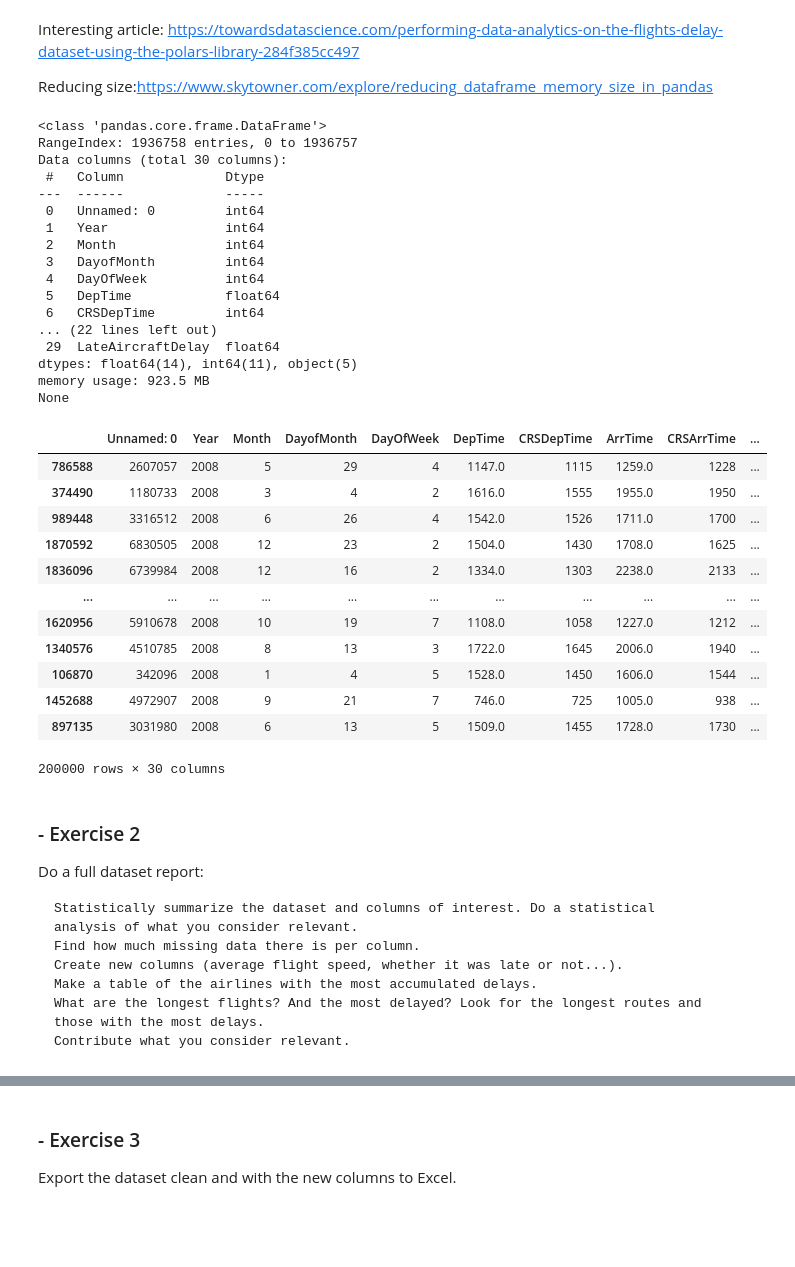
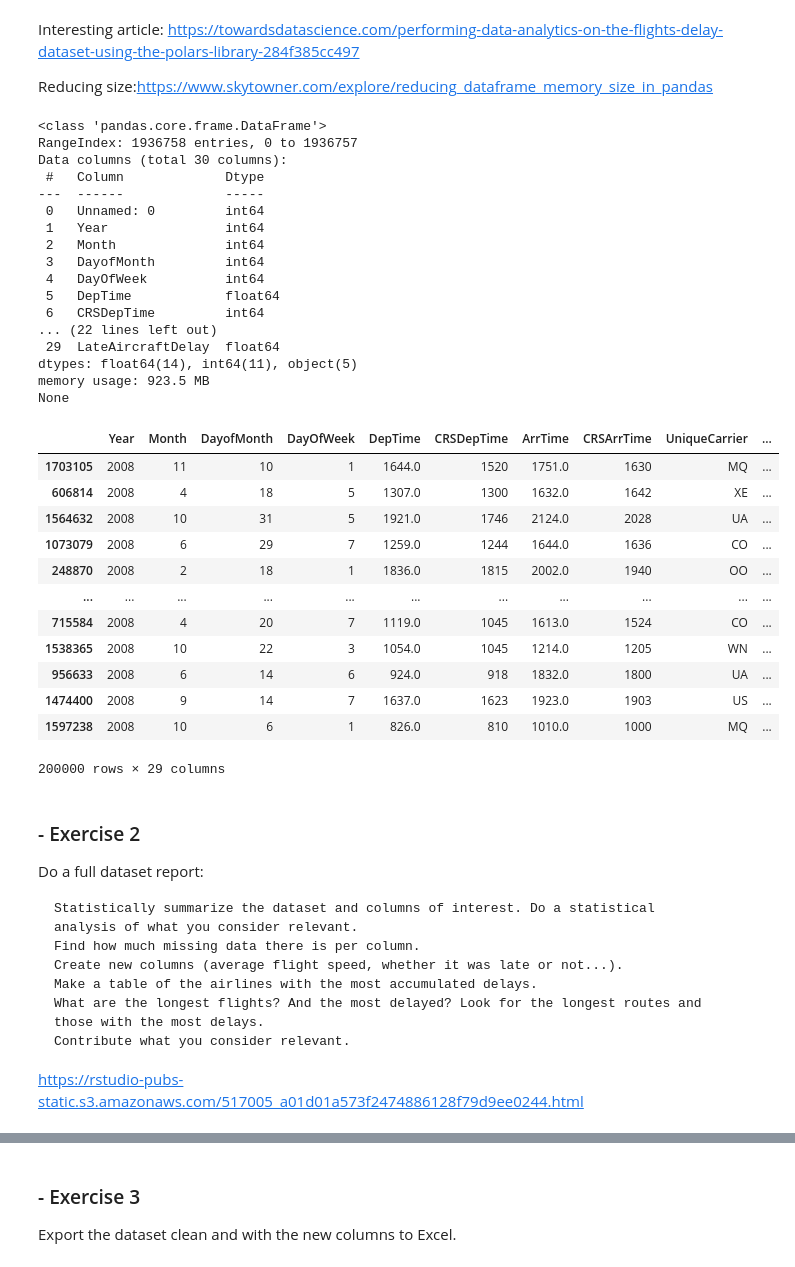
Before and after one commit to ddenebb/programacio_numerica, a Jupyter notebook: Tasca_M3_T02.ipynb, the cells around one changed output, grey strips where cells are left out. Saved outputs shown, nothing was run; the diff lists cells and outputs as text; code cells hidden in the pictures; blank space fills up the shorter version.

```diff
--- a/Tasca_M3_T02.ipynb
+++ b/Tasca_M3_T02.ipynb
@@ -30,45 +77,51 @@ Reducing size:https://www.skytowner.com/explore/reducing_dataframe_memory_size_i
 # %%
 import numpy as np
 import pandas as pd
 import matplotlib.pyplot as plt
+import seaborn as sns
+from datetime import datetime, timedelta
 
 path = "/content/drive/MyDrive/Google Colab DS IT Academy/Sprint 3/data/DelayedFlights.csv"
 df = pd.read_csv(path)
 print(df.info(memory_usage='deep'))
 
 df = df.sample(n=200000)
+
+#df.drop(df.loc[:,'TaxiIn':'Diverted'].columns, axis=1)
+
+df.drop(df.columns[[0]], axis=1, inplace=True)
 df
 # %% [output]
 <class 'pandas.core.frame.DataFrame'>
 RangeIndex: 1936758 entries, 0 to 1936757
 Data columns (total 30 columns):
  #   Column             Dtype
 ---  ------             -----
  0   Unnamed: 0         int64
  1   Year               int64
  2   Month              int64
  3   DayofMonth         int64
  4   DayOfWeek          int64
  5   DepTime            float64
  6   CRSDepTime         int64
 ... (22 lines left out)
  29  LateAircraftDelay  float64
 dtypes: float64(14), int64(11), object(5)
 memory usage: 923.5 MB
 None
-|  | Unnamed: 0 | Year | Month | DayofMonth | DayOfWeek | DepTime | CRSDepTime | ArrTime | CRSArrTime | ... |
-| 786588 | 2607057 | 2008 | 5 | 29 | 4 | 1147.0 | 1115 | 1259.0 | 1228 | ... |
-| 374490 | 1180733 | 2008 | 3 | 4 | 2 | 1616.0 | 1555 | 1955.0 | 1950 | ... |
-| 989448 | 3316512 | 2008 | 6 | 26 | 4 | 1542.0 | 1526 | 1711.0 | 1700 | ... |
-| 1870592 | 6830505 | 2008 | 12 | 23 | 2 | 1504.0 | 1430 | 1708.0 | 1625 | ... |
-| 1836096 | 6739984 | 2008 | 12 | 16 | 2 | 1334.0 | 1303 | 2238.0 | 2133 | ... |
+|  | Year | Month | DayofMonth | DayOfWeek | DepTime | CRSDepTime | ArrTime | CRSArrTime | UniqueCarrier | ... |
+| 1703105 | 2008 | 11 | 10 | 1 | 1644.0 | 1520 | 1751.0 | 1630 | MQ | ... |
+| 606814 | 2008 | 4 | 18 | 5 | 1307.0 | 1300 | 1632.0 | 1642 | XE | ... |
+| 1564632 | 2008 | 10 | 31 | 5 | 1921.0 | 1746 | 2124.0 | 2028 | UA | ... |
+| 1073079 | 2008 | 6 | 29 | 7 | 1259.0 | 1244 | 1644.0 | 1636 | CO | ... |
+| 248870 | 2008 | 2 | 18 | 1 | 1836.0 | 1815 | 2002.0 | 1940 | OO | ... |
 | ... | ... | ... | ... | ... | ... | ... | ... | ... | ... | ... |
-| 1620956 | 5910678 | 2008 | 10 | 19 | 7 | 1108.0 | 1058 | 1227.0 | 1212 | ... |
-| 1340576 | 4510785 | 2008 | 8 | 13 | 3 | 1722.0 | 1645 | 2006.0 | 1940 | ... |
-| 106870 | 342096 | 2008 | 1 | 4 | 5 | 1528.0 | 1450 | 1606.0 | 1544 | ... |
-| 1452688 | 4972907 | 2008 | 9 | 21 | 7 | 746.0 | 725 | 1005.0 | 938 | ... |
-| 897135 | 3031980 | 2008 | 6 | 13 | 5 | 1509.0 | 1455 | 1728.0 | 1730 | ... |
+| 715584 | 2008 | 4 | 20 | 7 | 1119.0 | 1045 | 1613.0 | 1524 | CO | ... |
+| 1538365 | 2008 | 10 | 22 | 3 | 1054.0 | 1045 | 1214.0 | 1205 | WN | ... |
+| 956633 | 2008 | 6 | 14 | 6 | 924.0 | 918 | 1832.0 | 1800 | UA | ... |
+| 1474400 | 2008 | 9 | 14 | 7 | 1637.0 | 1623 | 1923.0 | 1903 | US | ... |
+| 1597238 | 2008 | 10 | 6 | 1 | 826.0 | 810 | 1010.0 | 1000 | MQ | ... |
-200000 rows × 30 columns
+200000 rows × 29 columns
 # %% [markdown]
 ### - Exercise 2
 
@@ -80,3 +133,5 @@ Do a full dataset report:
     Make a table of the airlines with the most accumulated delays.
     What are the longest flights? And the most delayed? Look for the longest routes and those with the most delays.
     Contribute what you consider relevant.
+
+https://rstudio-pubs-static.s3.amazonaws.com/517005_a01d01a573f2474886128f79d9ee0244.html
```
Also changed, not shown: parts of 36 cells of this notebook.
